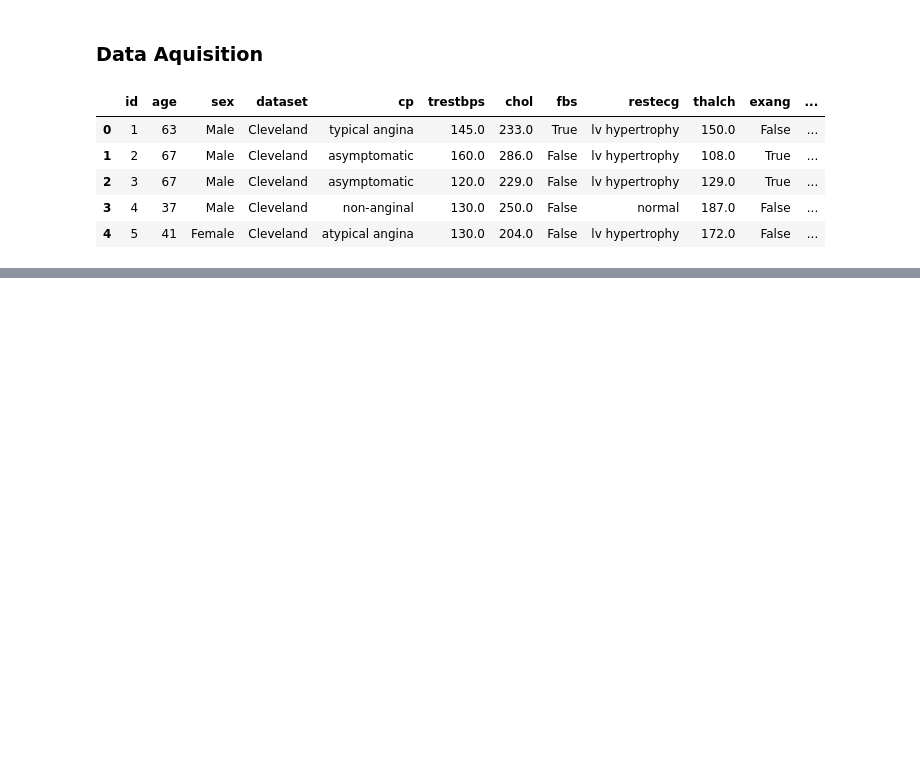
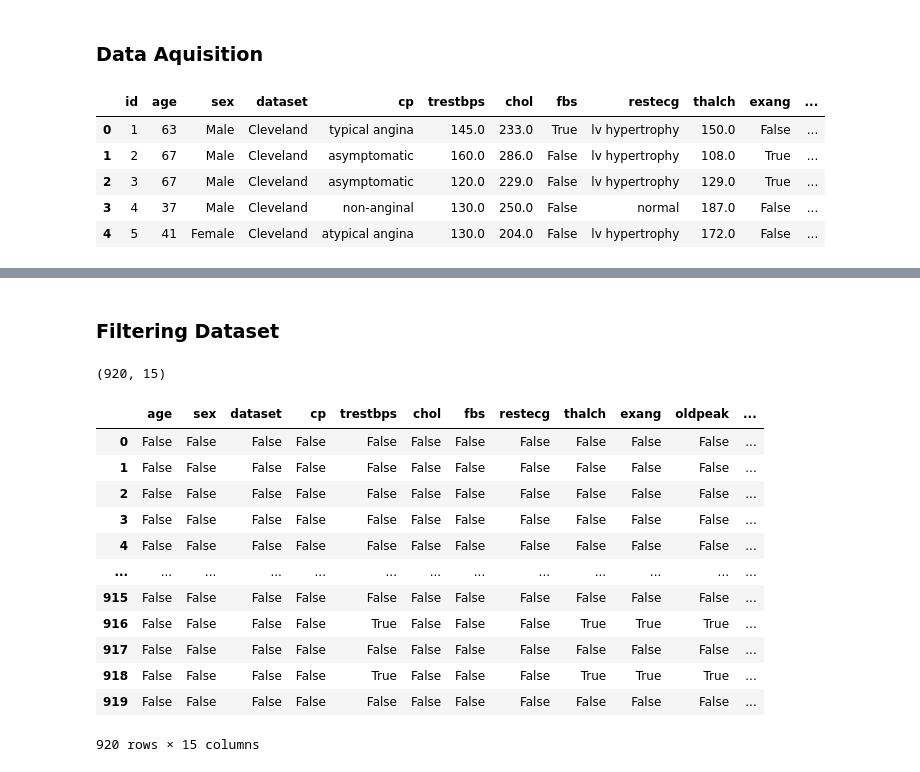
Before and after one commit to JiyaG143/pfsinterns, a Jupyter notebook: deepnote/Email_Spam_Detection_Project/Heart Disease Prediction.ipynb, the cells around one changed output, grey strips where cells are left out. Drawn from its saved outputs; the diff is of its cells as text; code cells hidden in the pictures; blank space fills up the shorter version.

```diff
--- a/deepnote/Email_Spam_Detection_Project/Heart Disease Prediction.ipynb
+++ b/deepnote/Email_Spam_Detection_Project/Heart Disease Prediction.ipynb
@@ -39,0 +64,4 @@ df.head()
+# %%
+#basic descriptives
+pd.set_option('display.float_format', lambda x: '%.3f' % x)
+df.describe().transpose()
@@ -39,0 +78,25 @@ df.head()
+# %% [markdown]
+### Filtering Dataset
+# %%
+#deleting the ID variable since it is not useful for our analysis
+df = df.drop(columns=['id'])
+df.shape
+# %% [output]
+(920, 15)
+# %%
+#find missing values
+df.isnull()
+# %% [output]
+|  | age | sex | dataset | cp | trestbps | chol | fbs | restecg | thalch | exang | oldpeak | ... |
+| 0 | False | False | False | False | False | False | False | False | False | False | False | ... |
+| 1 | False | False | False | False | False | False | False | False | False | False | False | ... |
+| 2 | False | False | False | False | False | False | False | False | False | False | False | ... |
+| 3 | False | False | False | False | False | False | False | False | False | False | False | ... |
+| 4 | False | False | False | False | False | False | False | False | False | False | False | ... |
+| ... | ... | ... | ... | ... | ... | ... | ... | ... | ... | ... | ... | ... |
+| 915 | False | False | False | False | False | False | False | False | False | False | False | ... |
+| 916 | False | False | False | False | True | False | False | False | True | True | True | ... |
+| 917 | False | False | False | False | False | False | False | False | False | False | False | ... |
+| 918 | False | False | False | False | True | False | False | False | True | True | True | ... |
+| 919 | False | False | False | False | False | False | False | False | False | False | False | ... |
+920 rows × 15 columns
```
Also changed, not shown: parts of 6 cells of this notebook, 1 other file.
